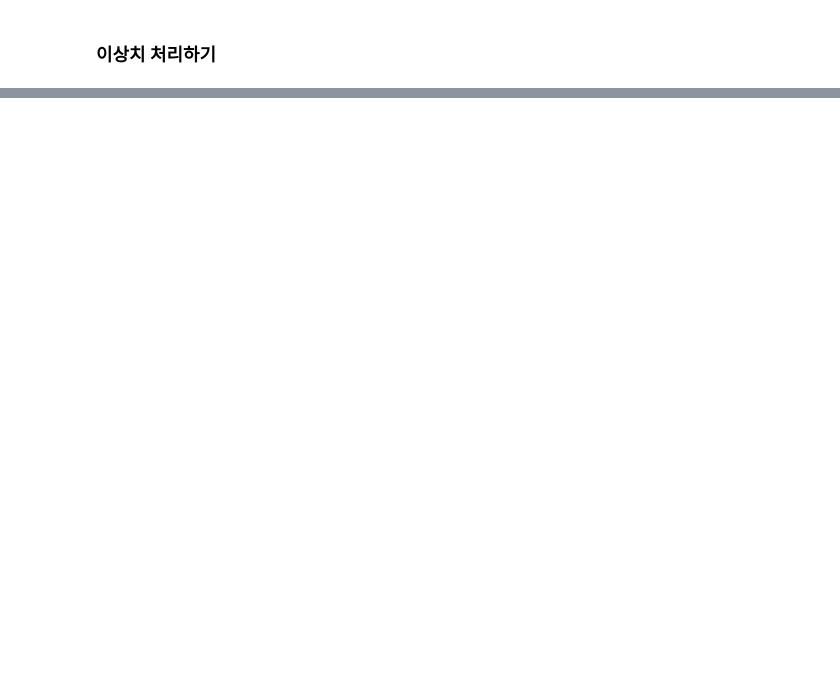
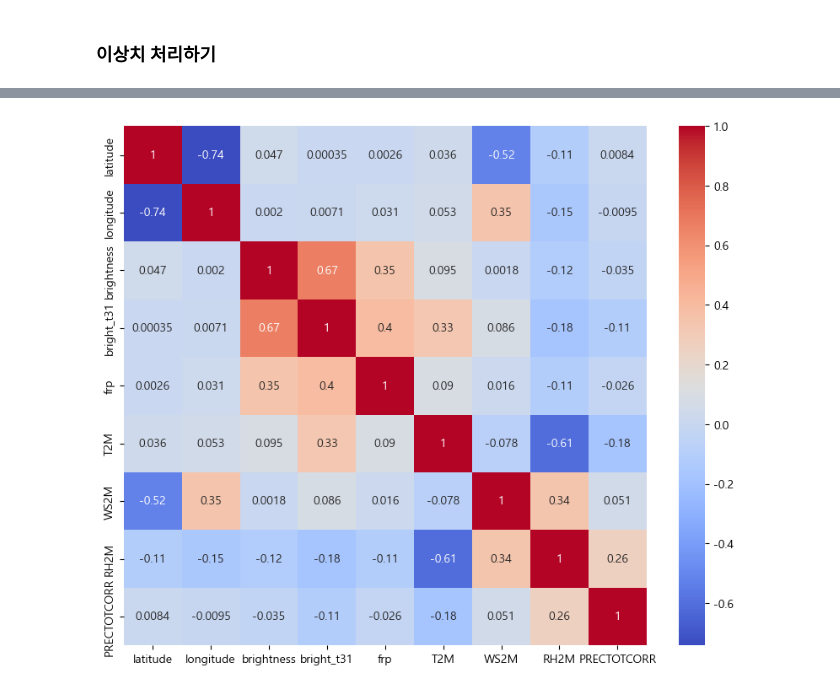
Before and after one commit to 2025-ML-miniProject01/bokey, a Jupyter notebook: wildfire_EDA.ipynb, the cells around one changed output, grey strips where cells are left out. Cells and saved outputs as stored; diff of their text form; code cells hidden in the pictures; blank space fills up the shorter version.

```diff
--- a/wildfire_EDA.ipynb
+++ b/wildfire_EDA.ipynb
@@ -143,27 +163,34 @@ for col, result in iqr_results.items():
 # %%
-
 # 이상치 처리 함수
 def handle_outliers(df):
     # FRP (Fire Radiative Power) 처리
     df['frp'] = df['frp'].clip(lower=0)  # FRP는 0 이상만 유지
+
     # Brightness 처리: 너무 낮거나 높은 값만 클리핑
-    df['brightness'] = df['brightness'].clip(lower=254.43, upper=395.67)
-    # Bright_t31 처리
-    df['bright_t31'] = df['bright_t31'].clip(lower=265.0, upper=318.44)
+    df['brightness'] = df['brightness'].clip(lower=250.7, upper=402.7)  # 상한선 수정
+
+    # Bright_t31 처리: 설정한 범위로 클리핑
+    df['bright_t31'] = df['bright_t31'].clip(lower=265.0, upper=319.995)
+
     # T2M (기온)은 이상치가 없으므로 그대로 둡니다.
+
     # WS2M (2m 높이 풍속) 처리: 상한선만 설정
-    df['WS2M'] = df['WS2M'].clip(upper=1.23)  # WS2M의 상한선만 설정 (하한선은 필요하지 않음)
+    df['WS2M'] = df['WS2M'].clip(lower=0)
+
     # RH2M (2m 높이 상대습도) 처리
-    df['RH2M'] = df['RH2M'].clip(upper=100)  # RH2M의 상한선을 100으로 클리핑 (100%를 초과하는 값은 오류일 가능성 있음)
-    # PRECTOTCORR (교정된 총 강수량)은 그대로 둠
+    df['RH2M'] = df['RH2M'].clip(lower=0, upper=100)  # RH2M의 상한선을 100으로 클리핑 (100%를 초과하는 값은 오류일 가능성 있음)
+
+    # PRECTOTCORR (교정된 총 강수량)은 설정한 범위로 클리핑
+    df['PRECTOTCORR'] = df['PRECTOTCORR'].clip(lower=0)
+
     return df
 
 
 # 이상치 처리
-cleaned_wildfire_df = handle_outliers(merged_df)
+cleaned_wildfire_df = handle_outliers(merged_wildfire_df)
 
 # 처리 후 데이터 확인
 print(cleaned_wildfire_df[['frp', 'brightness', 'bright_t31', 'T2M', 'WS2M', 'RH2M', 'PRECTOTCORR']].head())
 
-# 저장 (필요한 경우)
-merged_df.to_csv("./USA data/cleaned_wildfire.csv", index=False)
+# 데이터 타입 확인
+print(cleaned_wildfire_df.dtypes)  # 이제 불필요한 컬럼이 제거되었는지 확인
@@ -181,3 +229,17 @@ plt.show()
+# %%
+# 상관 관계 시각화
+corr = cleaned_wildfire_df.drop(columns=["confidence", "daynight", "datetime"]).corr()
+plt.figure(figsize=(10, 8))
+sns.heatmap(corr, annot=True, cmap='coolwarm')
+plt.show()
+
+# 해설
+# brightness와 bright_t31은 0.67로 강한 양의 상관관계를 보임 → 밝은 불꽃일수록 높은 온도를 가짐.
+# frp와 brightness(0.35), bright_t31(0.4)도 양의 상관관계를 가짐 → 더 밝고 뜨거운 불꽃일수록 에너지가 큼.
+# RH2M(습도)와 T2M(기온)은 -0.61의 음의 상관관계 → 일반적으로 기온이 높을수록 습도는 낮아짐.
+# PRECTOTCORR(강수량)과 대부분의 변수 간 상관관계는 낮음 → 강수량이 FRP에 미치는 영향이 약하거나, 직접적인 관계보다는 시차 효과가 있을 가능성.
+# %% [output]
+[figure, added]
 # %%
 # 산불 데이터의 분포 확인
 sns.boxplot(x="daynight", y="frp", data=cleaned_wildfire_df)
```
Also changed, not shown: parts of 32 cells of this notebook, 2 other files.
